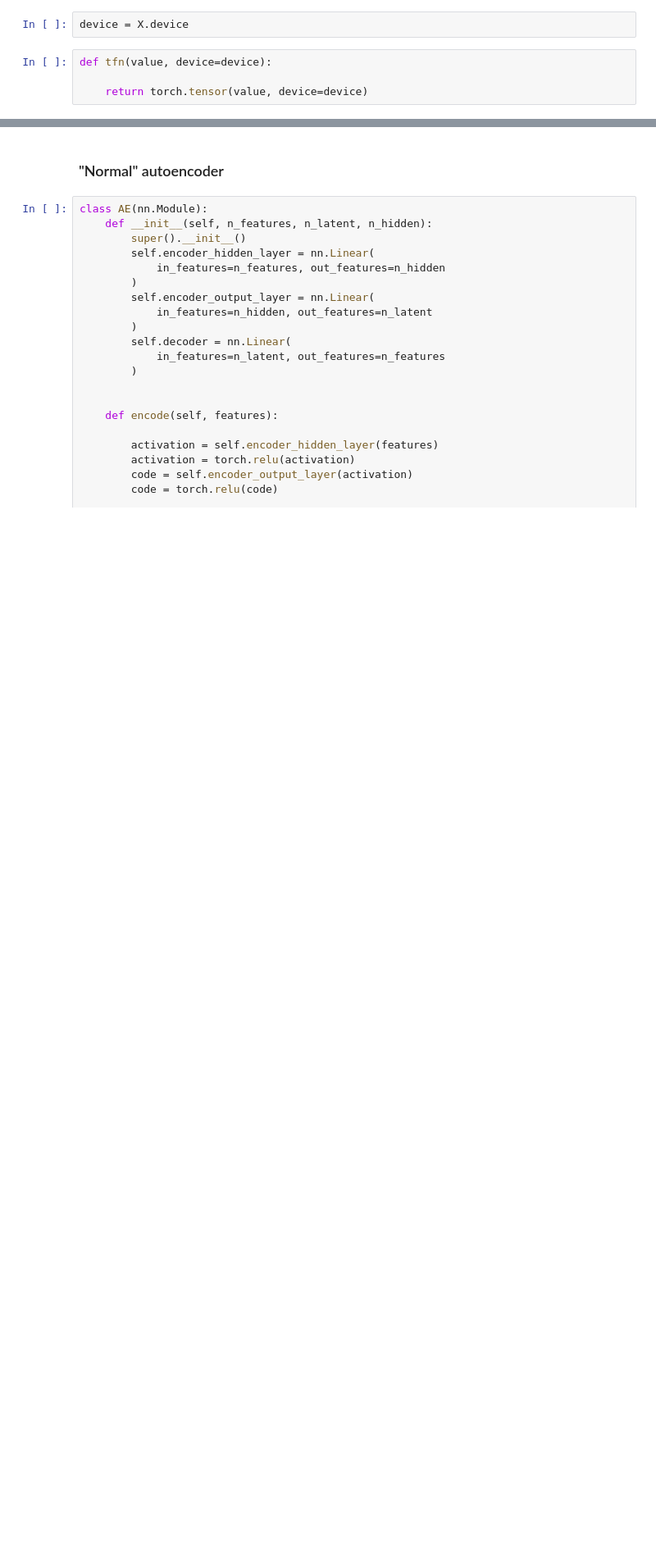
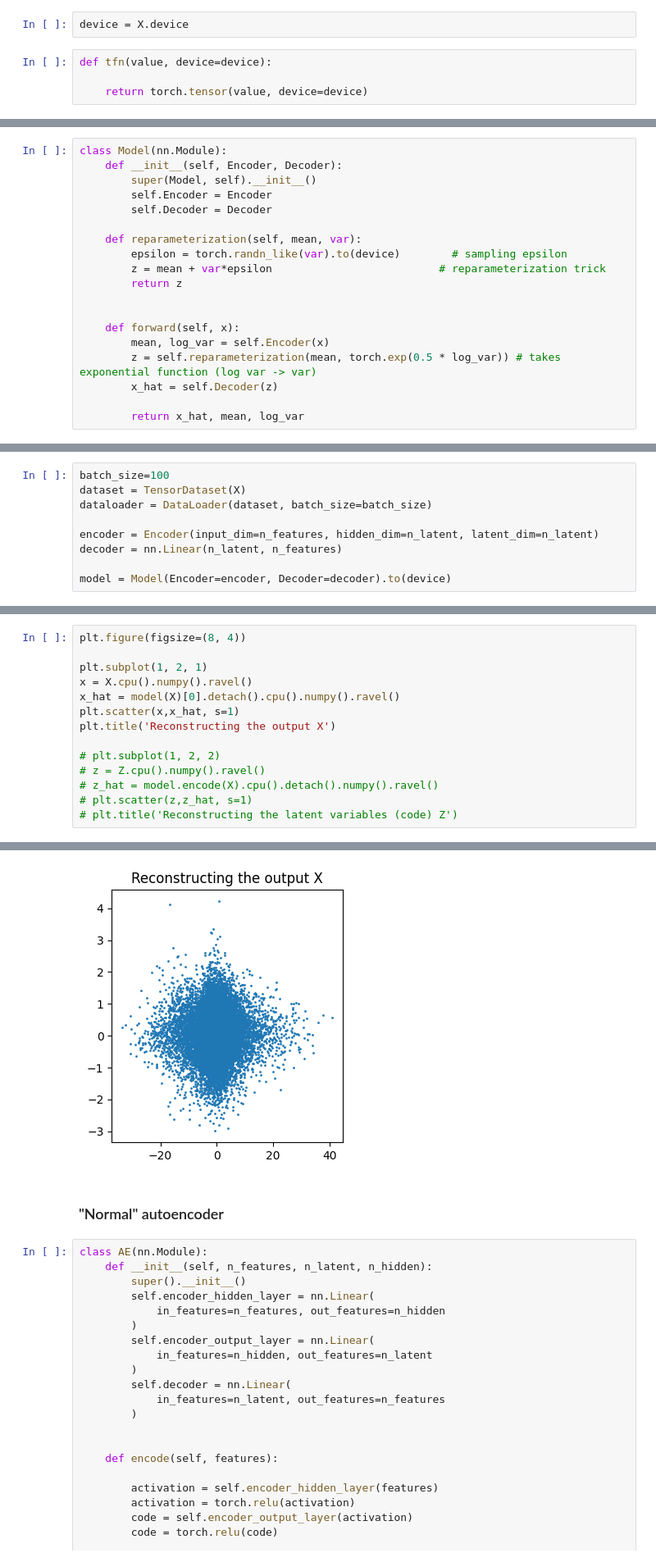
Before and after one commit to mincheoly/PerturbVI, a Jupyter notebook: examples/simulation.ipynb, the cells around one changed output, grey strips where cells are left out. Shown: that part at 82% size. Saved outputs shown, nothing was run; the diff lists cells and outputs as text; blank space fills up the shorter version.

```diff
--- a/examples/simulation.ipynb
+++ b/examples/simulation.ipynb
@@ -68,0 +101,19 @@ def tfn(value, device=device):
+# %%
+class Model(nn.Module):
+    def __init__(self, Encoder, Decoder):
+        super(Model, self).__init__()
+        self.Encoder = Encoder
+        self.Decoder = Decoder
+
+    def reparameterization(self, mean, var):
+        epsilon = torch.randn_like(var).to(device)        # sampling epsilon
+        z = mean + var*epsilon                          # reparameterization trick
+        return z
+
+
+    def forward(self, x):
+        mean, log_var = self.Encoder(x)
+        z = self.reparameterization(mean, torch.exp(0.5 * log_var)) # takes exponential function (log var -> var)
+        x_hat = self.Decoder(z)
+
+        return x_hat, mean, log_var
@@ -68,0 +133,9 @@ def tfn(value, device=device):
+# %%
+batch_size=100
+dataset = TensorDataset(X)
+dataloader = DataLoader(dataset, batch_size=batch_size)
+
+encoder = Encoder(input_dim=n_features, hidden_dim=n_latent, latent_dim=n_latent)
+decoder = nn.Linear(n_latent, n_features)
+
+model = Model(Encoder=encoder, Decoder=decoder).to(device)
@@ -68,0 +179,15 @@ def tfn(value, device=device):
+# %%
+plt.figure(figsize=(8, 4))
+
+plt.subplot(1, 2, 1)
+x = X.cpu().numpy().ravel()
+x_hat = model(X)[0].detach().cpu().numpy().ravel()
+plt.scatter(x,x_hat, s=1)
+plt.title('Reconstructing the output X')
+
+# plt.subplot(1, 2, 2)
+# z = Z.cpu().numpy().ravel()
+# z_hat = model.encode(X).cpu().detach().numpy().ravel()
+# plt.scatter(z,z_hat, s=1)
+# plt.title('Reconstructing the latent variables (code) Z')
+# %% [output]
@@ -69,3 +195,4 @@ def tfn(value, device=device):
+[figure, added]
 # %% [markdown]
 ### "Normal" autoencoder
 # %%
```
Also changed, not shown: parts of 20 cells of this notebook.
